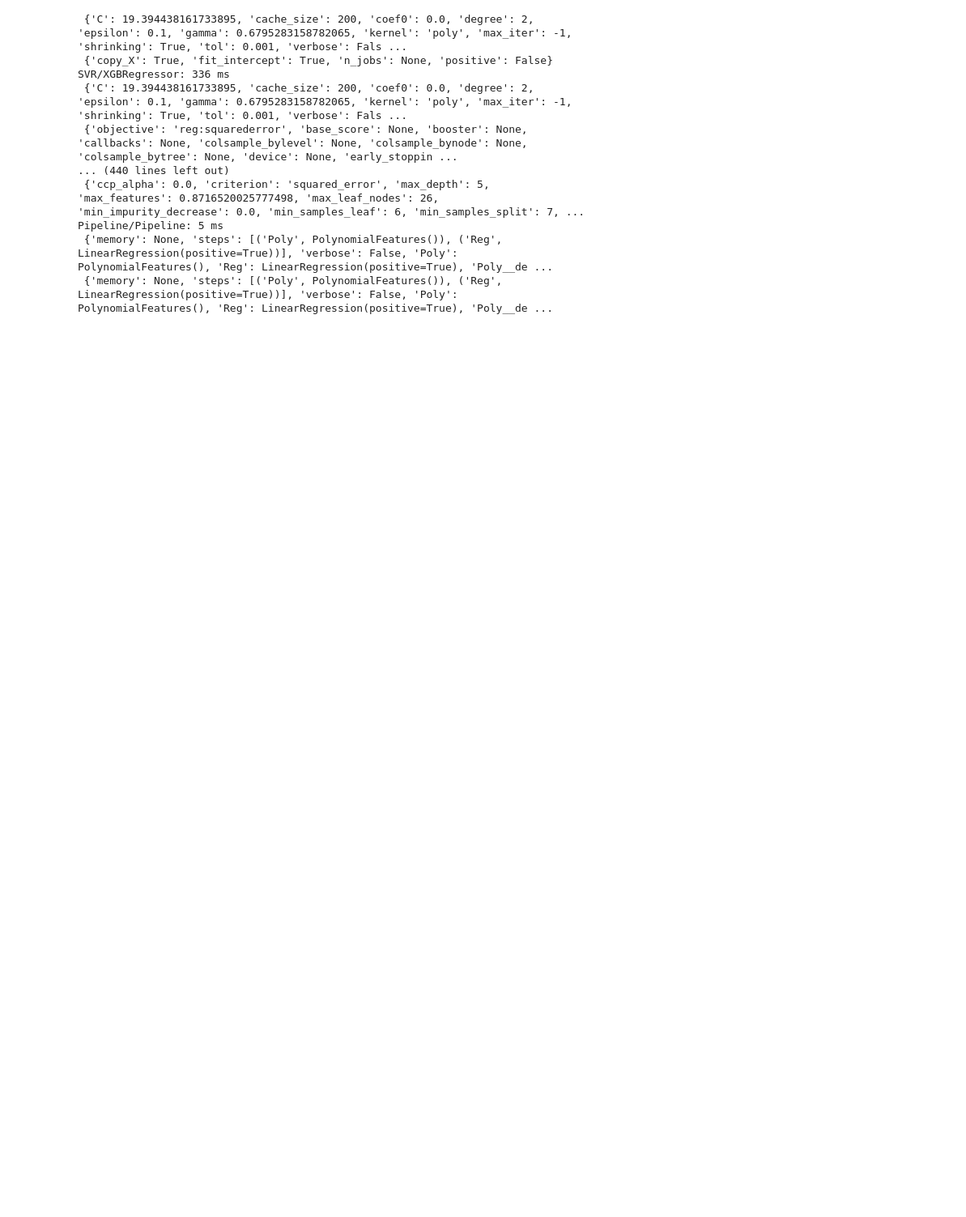
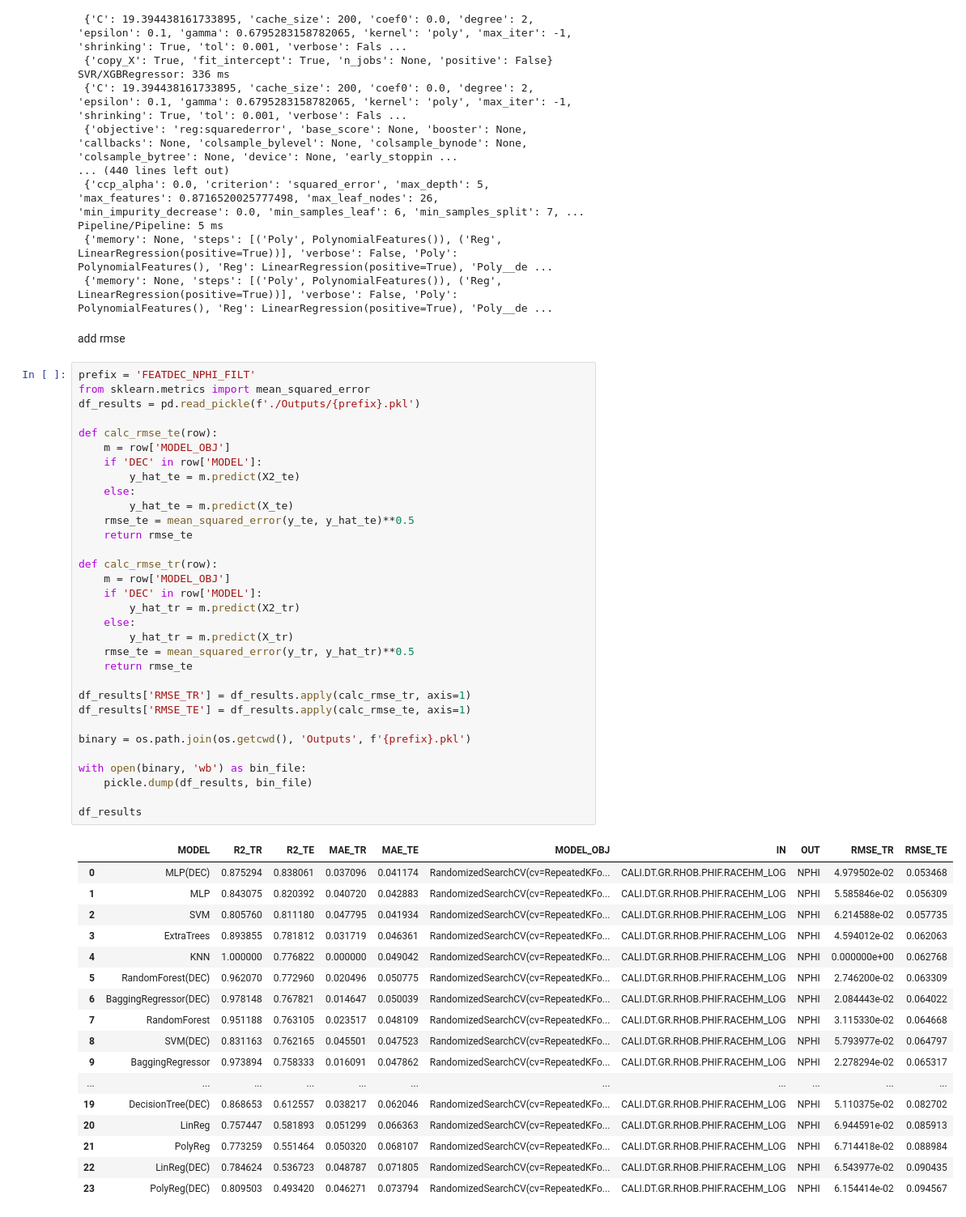
Before and after one commit to felipecostapereira/SYSID_well_logs, a Jupyter notebook: featdecomp_NPHI_filter.ipynb, the cells around one changed output. Shown: that part at 81% size. Saved outputs shown, nothing was run; the diff lists cells and outputs as text; blank space fills up the shorter version.

```diff
--- a/featdecomp_NPHI_filter.ipynb
+++ b/featdecomp_NPHI_filter.ipynb
@@ -562,3 +562,55 @@ SVR/XGBRegressor: 336 ms
 Pipeline/Pipeline: 5 ms
  {'memory': None, 'steps': [('Poly', PolynomialFeatures()), ('Reg', LinearRegression(positive=True))], 'verbose': False, 'Poly': PolynomialFeatures(), 'Reg': LinearRegression(positive=True), 'Poly__de ...
  {'memory': None, 'steps': [('Poly', PolynomialFeatures()), ('Reg', LinearRegression(positive=True))], 'verbose': False, 'Poly': PolynomialFeatures(), 'Reg': LinearRegression(positive=True), 'Poly__de ...
+# %% [markdown]
+add rmse
+# %%
+prefix = 'FEATDEC_NPHI_FILT'
+from sklearn.metrics import mean_squared_error
+df_results = pd.read_pickle(f'./Outputs/{prefix}.pkl')
+
+def calc_rmse_te(row):
+    m = row['MODEL_OBJ']
+    if 'DEC' in row['MODEL']:
+        y_hat_te = m.predict(X2_te)
+    else:
+        y_hat_te = m.predict(X_te)
+    rmse_te = mean_squared_error(y_te, y_hat_te)**0.5
+    return rmse_te
+
+def calc_rmse_tr(row):
+    m = row['MODEL_OBJ']
+    if 'DEC' in row['MODEL']:
+        y_hat_tr = m.predict(X2_tr)
+    else:
+        y_hat_tr = m.predict(X_tr)
+    rmse_te = mean_squared_error(y_tr, y_hat_tr)**0.5
+    return rmse_te
+
+df_results['RMSE_TR'] = df_results.apply(calc_rmse_tr, axis=1)
+df_results['RMSE_TE'] = df_results.apply(calc_rmse_te, axis=1)
+
+binary = os.path.join(os.getcwd(), 'Outputs', f'{prefix}.pkl')
+
+with open(binary, 'wb') as bin_file:
+    pickle.dump(df_results, bin_file)
+
+df_results
+# %% [output]
+|  | MODEL | R2_TR | R2_TE | MAE_TR | MAE_TE | MODEL_OBJ | IN | OUT | RMSE_TR | RMSE_TE |
+| 0 | MLP(DEC) | 0.875294 | 0.838061 | 0.037096 | 0.041174 | RandomizedSearchCV(cv=RepeatedKFo... | CALI.DT.GR.RHOB.PHIF.RACEHM_LOG | NPHI | 4.979502e-02 | 0.053468 |
+| 1 | MLP | 0.843075 | 0.820392 | 0.040720 | 0.042883 | RandomizedSearchCV(cv=RepeatedKFo... | CALI.DT.GR.RHOB.PHIF.RACEHM_LOG | NPHI | 5.585846e-02 | 0.056309 |
+| 2 | SVM | 0.805760 | 0.811180 | 0.047795 | 0.041934 | RandomizedSearchCV(cv=RepeatedKFo... | CALI.DT.GR.RHOB.PHIF.RACEHM_LOG | NPHI | 6.214588e-02 | 0.057735 |
+| 3 | ExtraTrees | 0.893855 | 0.781812 | 0.031719 | 0.046361 | RandomizedSearchCV(cv=RepeatedKFo... | CALI.DT.GR.RHOB.PHIF.RACEHM_LOG | NPHI | 4.594012e-02 | 0.062063 |
+| 4 | KNN | 1.000000 | 0.776822 | 0.000000 | 0.049042 | RandomizedSearchCV(cv=RepeatedKFo... | CALI.DT.GR.RHOB.PHIF.RACEHM_LOG | NPHI | 0.000000e+00 | 0.062768 |
+| 5 | RandomForest(DEC) | 0.962070 | 0.772960 | 0.020496 | 0.050775 | RandomizedSearchCV(cv=RepeatedKFo... | CALI.DT.GR.RHOB.PHIF.RACEHM_LOG | NPHI | 2.746200e-02 | 0.063309 |
+| 6 | BaggingRegressor(DEC) | 0.978148 | 0.767821 | 0.014647 | 0.050039 | RandomizedSearchCV(cv=RepeatedKFo... | CALI.DT.GR.RHOB.PHIF.RACEHM_LOG | NPHI | 2.084443e-02 | 0.064022 |
+| 7 | RandomForest | 0.951188 | 0.763105 | 0.023517 | 0.048109 | RandomizedSearchCV(cv=RepeatedKFo... | CALI.DT.GR.RHOB.PHIF.RACEHM_LOG | NPHI | 3.115330e-02 | 0.064668 |
+| 8 | SVM(DEC) | 0.831163 | 0.762165 | 0.045501 | 0.047523 | RandomizedSearchCV(cv=RepeatedKFo... | CALI.DT.GR.RHOB.PHIF.RACEHM_LOG | NPHI | 5.793977e-02 | 0.064797 |
+| 9 | BaggingRegressor | 0.973894 | 0.758333 | 0.016091 | 0.047862 | RandomizedSearchCV(cv=RepeatedKFo... | CALI.DT.GR.RHOB.PHIF.RACEHM_LOG | NPHI | 2.278294e-02 | 0.065317 |
+| ... | ... | ... | ... | ... | ... | ... | ... | ... | ... | ... |
+| 19 | DecisionTree(DEC) | 0.868653 | 0.612557 | 0.038217 | 0.062046 | RandomizedSearchCV(cv=RepeatedKFo... | CALI.DT.GR.RHOB.PHIF.RACEHM_LOG | NPHI | 5.110375e-02 | 0.082702 |
+| 20 | LinReg | 0.757447 | 0.581893 | 0.051299 | 0.066363 | RandomizedSearchCV(cv=RepeatedKFo... | CALI.DT.GR.RHOB.PHIF.RACEHM_LOG | NPHI | 6.944591e-02 | 0.085913 |
+| 21 | PolyReg | 0.773259 | 0.551464 | 0.050320 | 0.068107 | RandomizedSearchCV(cv=RepeatedKFo... | CALI.DT.GR.RHOB.PHIF.RACEHM_LOG | NPHI | 6.714418e-02 | 0.088984 |
+| 22 | LinReg(DEC) | 0.784624 | 0.536723 | 0.048787 | 0.071805 | RandomizedSearchCV(cv=RepeatedKFo... | CALI.DT.GR.RHOB.PHIF.RACEHM_LOG | NPHI | 6.543977e-02 | 0.090435 |
+| 23 | PolyReg(DEC) | 0.809503 | 0.493420 | 0.046271 | 0.073794 | RandomizedSearchCV(cv=RepeatedKFo... | CALI.DT.GR.RHOB.PHIF.RACEHM_LOG | NPHI | 6.154414e-02 | 0.094567 |
```
Also changed, not shown: 7 other files.
